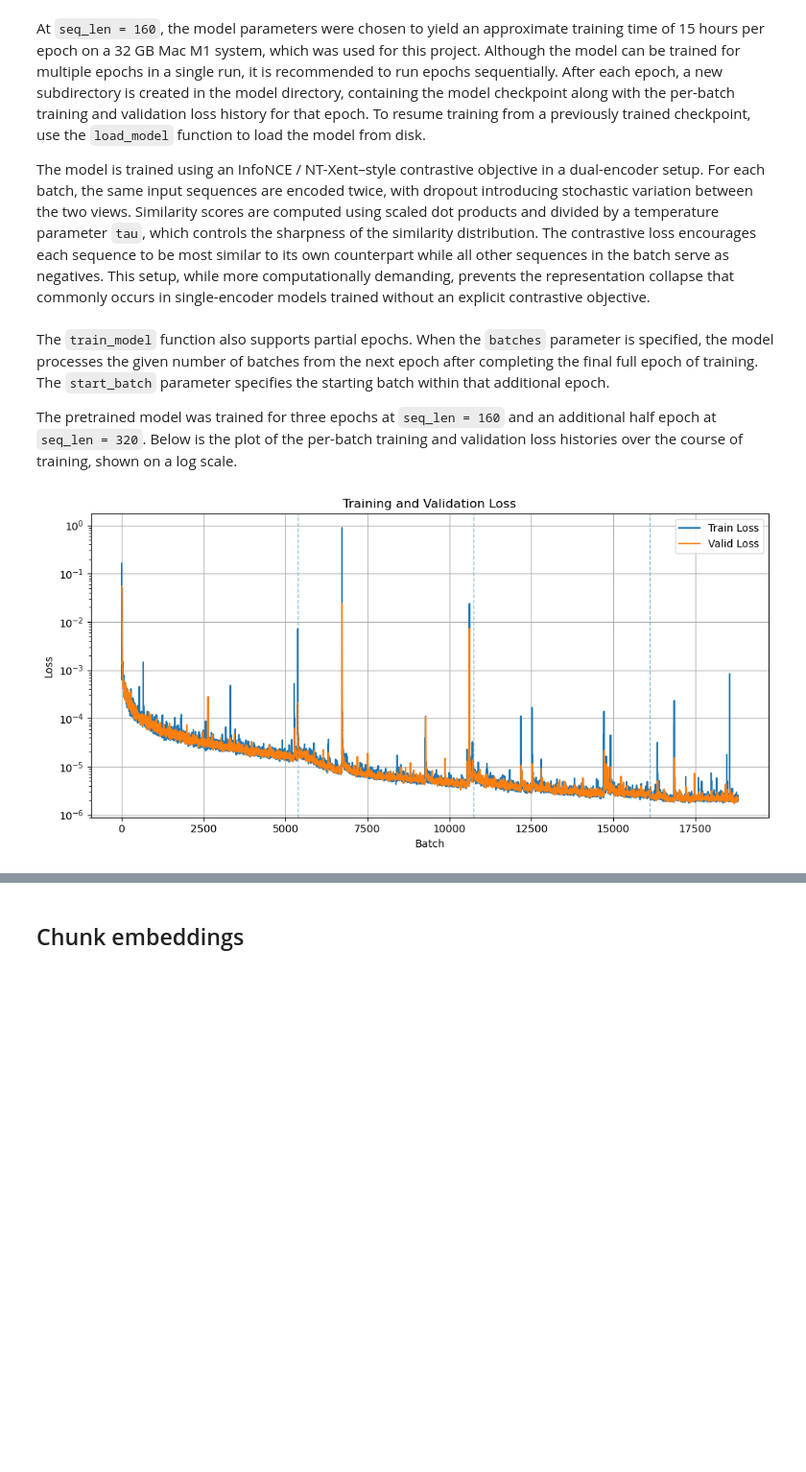
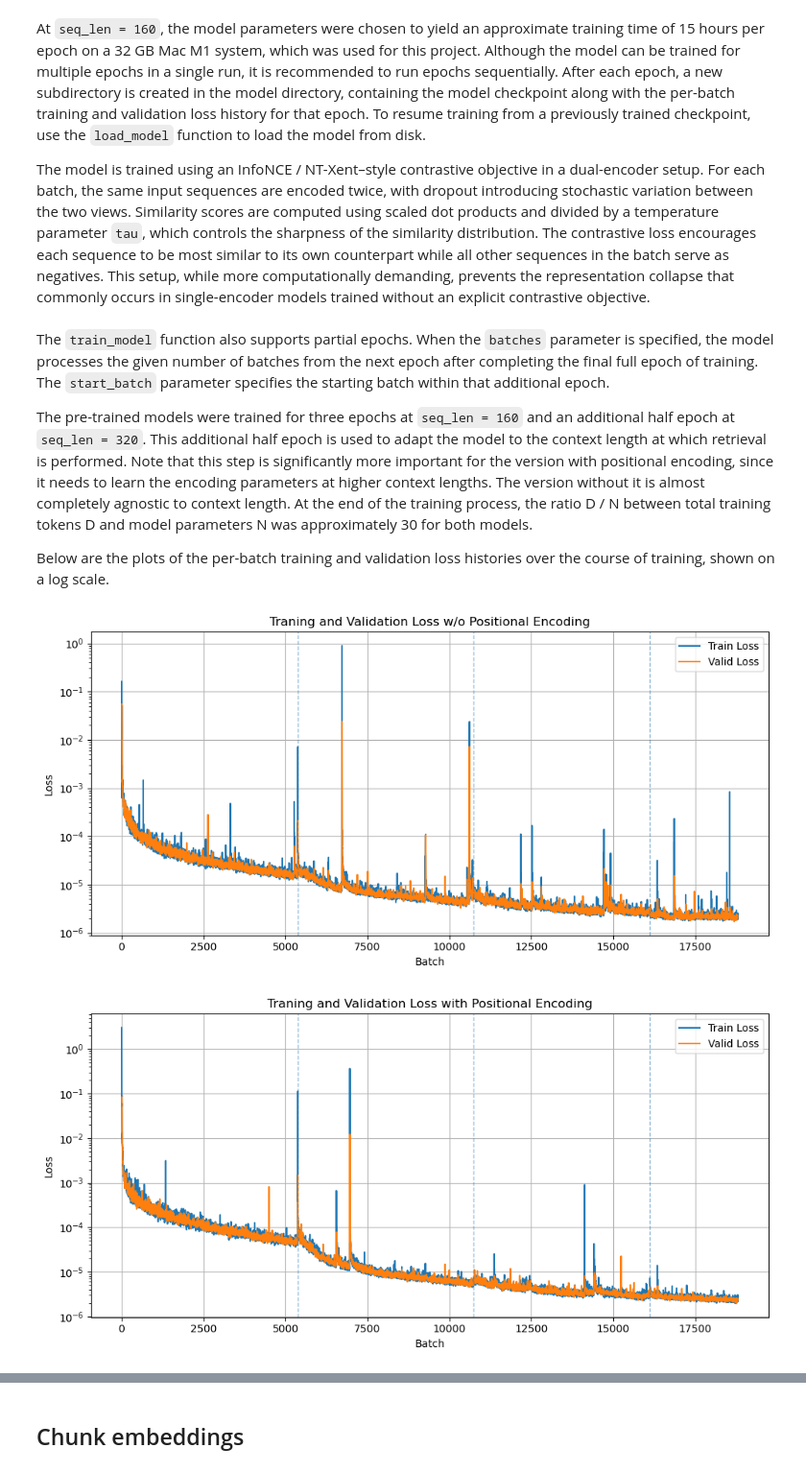
Before and after one commit to AlexanderGTumanov/hep-th-rag, a Jupyter notebook: notebooks/hep-th-rag.ipynb, the cells around one changed output, grey strips where cells are left out. Shown at 96% size. Cells and saved outputs as stored; diff of their text form; code cells hidden in the pictures; blank space fills up the shorter version.

Commit message:
Version 2.0

```diff
--- a/notebooks/hep-th-rag.ipynb
+++ b/notebooks/hep-th-rag.ipynb
@@ -121,3 +121,4 @@ A pre-existing model can be loaded in using:
 # %%
 encoder = model.load_model(model_path = "../model/model.pt")
+encoder_pe = model.load_model(model_path = "../model/model_pe.pt")
 # %% [markdown]
@@ -135,10 +142,15 @@ encoder = model.train_model(encoder, train_loader, valid_loader, epochs = 1, bat
 # %% [markdown]
 The `train_model` function also supports partial epochs. When the `batches` parameter is specified, the model processes the given number of batches from the next epoch after completing the final full epoch of training. The `start_batch` parameter specifies the starting batch within that additional epoch.
 
-The pretrained model was trained for three epochs at `seq_len = 160` and an additional half epoch at `seq_len = 320`. Below is the plot of the per-batch training and validation loss histories over the course of training, shown on a log scale.
+The pre-trained models were trained for three epochs at `seq_len = 160` and an additional half epoch at `seq_len = 320`. This additional half epoch is used to adapt the model to the context length at which retrieval is performed. Note that this step is significantly more important for the version with positional encoding, since it needs to learn the encoding parameters at higher context lengths. The version without it is almost completely agnostic to context length. At the end of the training process, the ratio D / N between total training tokens D and model parameters N was approximately 30 for both models.
+
+Below are the plots of the per-batch training and validation loss histories over the course of training, shown on a log scale.
-# %%
-history = model.load_history('../model/history.pt')
-model.plot_history(history, log_x = False, log_y = True, batches_per_epoch = 5372)
-# %% [output]
-[figure, removed]
+# %%
+history_pe, history = model.load_history('../model/history_pe.pt'), model.load_history('../model/history.pt')
+
+model.plot_history(history, log_x = False, log_y = True, batches_per_epoch = 5372, title = "Traning and Validation Loss w/o Positional Encoding")
+model.plot_history(history_pe, log_x = False, log_y = True, batches_per_epoch = 5372, title = "Traning and Validation Loss with Positional Encoding")
+# %% [output]
+[figure, added]
+[figure, added]
 # %% [markdown]
```
Also changed, not shown: parts of 53 cells of this notebook, 4 other files.
